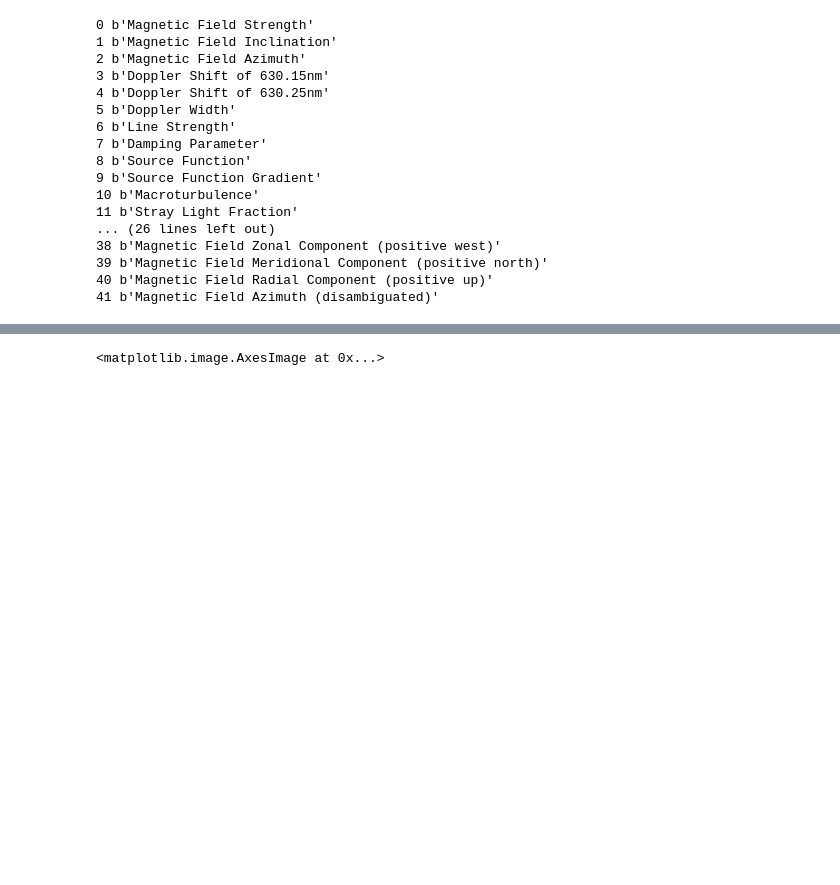
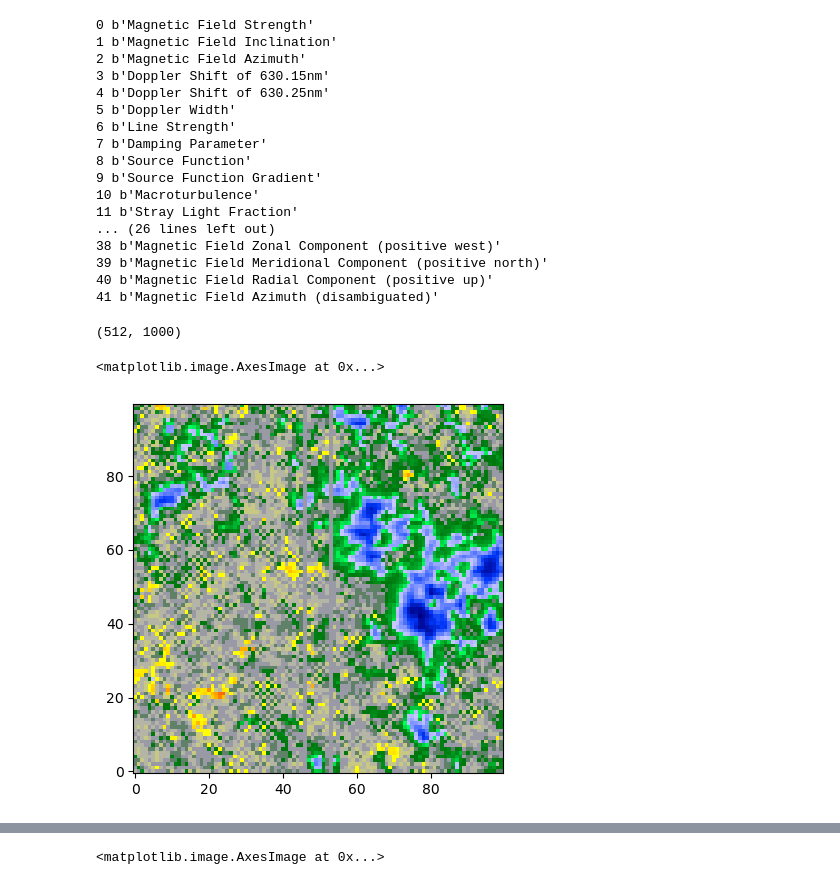
Before and after one commit to yjzhu-solar/EIS_DKIST_SolO, a Jupyter notebook: ipynb/hmi/sot_hmi_sift_1024.ipynb, the cells around one changed output, grey strips where cells are left out. Cells and saved outputs as stored; diff of their text form; code cells hidden in the pictures; blank space fills up the shorter version.

```diff
--- a/ipynb/hmi/sot_hmi_sift_1024.ipynb
+++ b/ipynb/hmi/sot_hmi_sift_1024.ipynb
@@ -133,6 +133,15 @@ sotsp_bt_data = sotsp_corr_file['data_new'][39,:,:].copy()
 sotsp_bp_data = sotsp_corr_file['data_new'][38,:,:].copy()
 # sotsp_map_x[sotsp_map_x == 0] = np.nan
 # sotsp_map_y[sotsp_map_y == 0] = np.nan
+# %%
+sotsp_br_data.shape
+# %% [output]
+(512, 1000)
+# %%
+plt.imshow(sotsp_br_data[250:350,450:550], cmap="hmimag", vmin=-1500, vmax=1500, origin='lower')
+# %% [output]
+<matplotlib.image.AxesImage at 0x...>
+[figure, added]
 # %%
 sotsp_map_x_cleaned = np.delete(sotsp_map_x, bad_x, axis=1)
 sotsp_map_y_cleaned = np.delete(sotsp_map_y, bad_x, axis=1)
```
Also changed, not shown: parts of 13 cells of this notebook, 9 other files.
